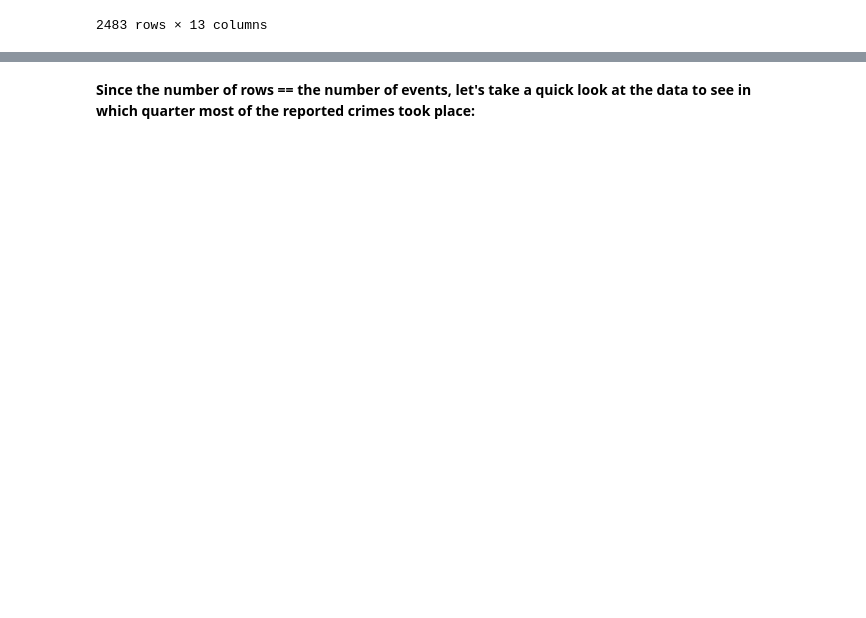
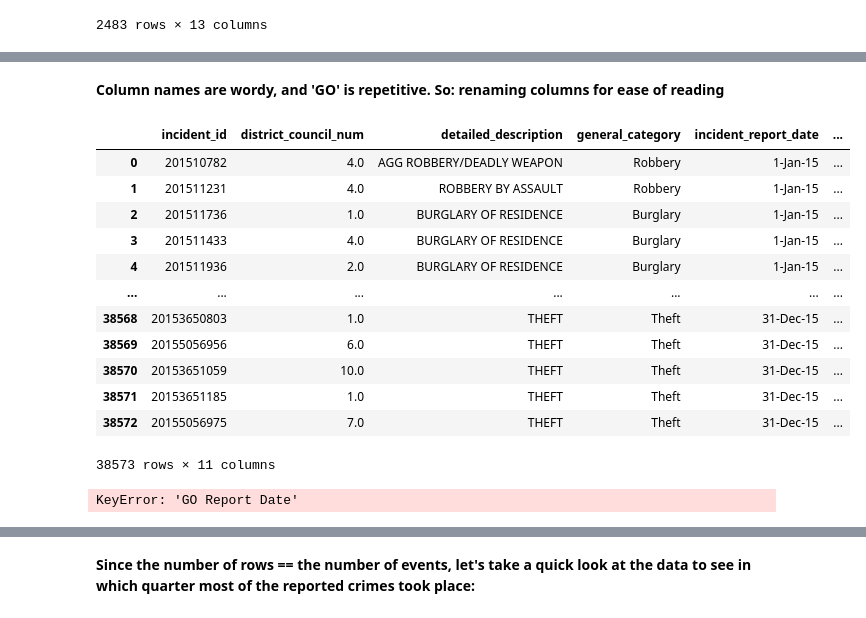
Before and after one commit to nickjoseph210/Crime_Time, a Jupyter notebook: Crime_Time_Acquire.ipynb, the cells around one changed output, grey strips where cells are left out. Saved outputs shown, nothing was run; the diff lists cells and outputs as text; code cells hidden in the pictures; blank space fills up the shorter version.

Commit message:
Added to data dictionary, renamed columns, and performed more cleaning and df manipulation.

```diff
--- a/Crime_Time_Acquire.ipynb
+++ b/Crime_Time_Acquire.ipynb
@@ -208,11 +220,47 @@ df.head()
 | 2 | 201511736 | 1.0 | BURGLARY OF RESIDENCE | Burglary | 1-Jan-15 | ... |
 | 3 | 201511433 | 4.0 | BURGLARY OF RESIDENCE | Burglary | 1-Jan-15 | ... |
 | 4 | 201511936 | 2.0 | BURGLARY OF RESIDENCE | Burglary | 1-Jan-15 | ... |
+# %% [markdown]
+**Column names are wordy, and 'GO' is repetitive.  So: renaming columns for ease of reading**
+# %%
+df = df.rename(
+            columns={
+                "GO Primary Key": "incident_id",
+                "Council District": "district_council_num",
+                "GO Highest Offense Desc": "detailed_description",
+                "Highest NIBRS/UCR Offense Description": "general_category",
+                "GO Report Date": "incident_report_date",
+                "GO Location": "incident_address",
+                "Clearance Status": "clearance_status",
+                "Clearance Date": "clearance_date",
+                "GO District": "district_letter",
+                "GO Location Zip": "incident_zipcode",
+                "GO Census Tract": "neighborhood",
+            }
+        )
+
+df # print df to show renamed columns
+# %% [output]
+|  | incident_id | district_council_num | detailed_description | general_category | incident_report_date | ... |
+| 0 | 201510782 | 4.0 | AGG ROBBERY/DEADLY WEAPON | Robbery | 1-Jan-15 | ... |
+| 1 | 201511231 | 4.0 | ROBBERY BY ASSAULT | Robbery | 1-Jan-15 | ... |
+| 2 | 201511736 | 1.0 | BURGLARY OF RESIDENCE | Burglary | 1-Jan-15 | ... |
+| 3 | 201511433 | 4.0 | BURGLARY OF RESIDENCE | Burglary | 1-Jan-15 | ... |
+| 4 | 201511936 | 2.0 | BURGLARY OF RESIDENCE | Burglary | 1-Jan-15 | ... |
+| ... | ... | ... | ... | ... | ... | ... |
+| 38568 | 20153650803 | 1.0 | THEFT | Theft | 31-Dec-15 | ... |
+| 38569 | 20155056956 | 6.0 | THEFT | Theft | 31-Dec-15 | ... |
+| 38570 | 20153651059 | 10.0 | THEFT | Theft | 31-Dec-15 | ... |
+| 38571 | 20153651185 | 1.0 | THEFT | Theft | 31-Dec-15 | ... |
+| 38572 | 20155056975 | 7.0 | THEFT | Theft | 31-Dec-15 | ... |
+38573 rows × 11 columns
 # %%
 # setting 'GO Report Date' and 'Clearance Date' values from dates to datetime
 
 df["GO Report Date"] = pd.to_datetime(df["GO Report Date"])
 df["Clearance Date"] = pd.to_datetime(df["Clearance Date"])
+# %% [output]
+KeyError: 'GO Report Date'
 # %%
 # Sort rows by the report date and make the index that date
 
```
Also changed, not shown: parts of 12 cells of this notebook.
